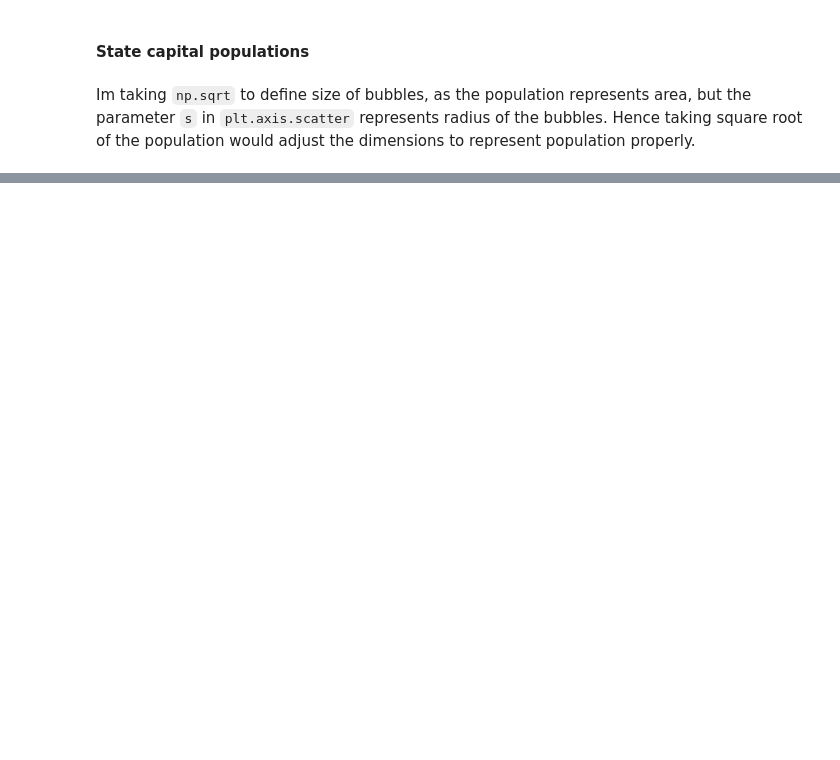
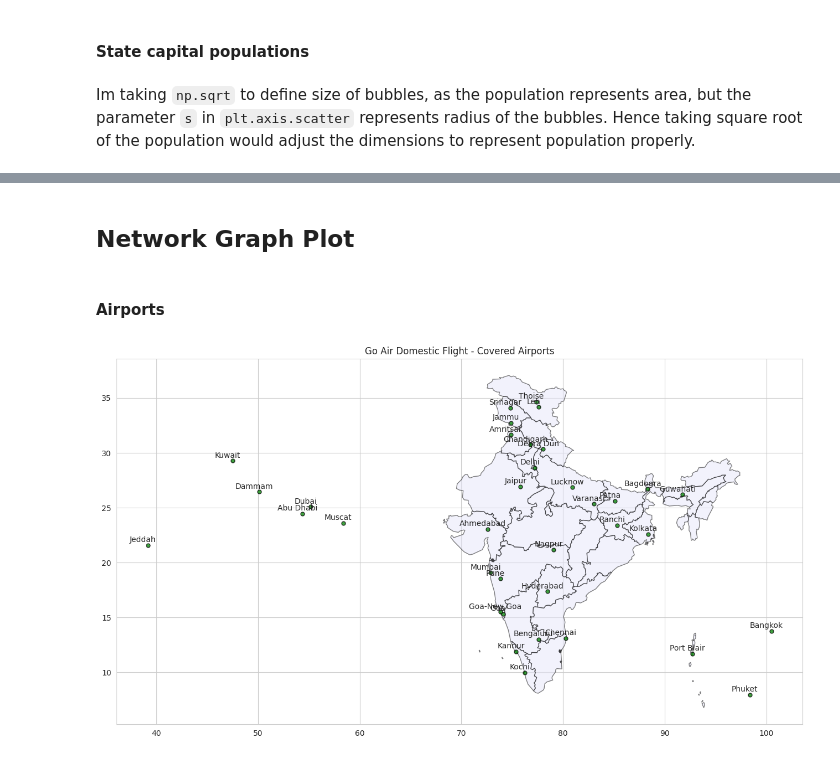
Before and after one commit to Soumik-Roy/Data-Visualizations-Lab-3, a Jupyter notebook: B20AI042_Lab_Assignment_3.ipynb, the cells around one changed output, grey strips where cells are left out. Saved outputs shown, nothing was run; the diff lists cells and outputs as text; code cells hidden in the pictures; blank space fills up the shorter version.

```diff
--- a/B20AI042_Lab_Assignment_3.ipynb
+++ b/B20AI042_Lab_Assignment_3.ipynb
@@ -245,0 +249,11 @@ plt.show()
+# %%
+flight_sch['working_days'] = 0
+for i in range(flight_sch.shape[0]):
+    days_of_op = flight_sch.iloc[i, 2]
+    wd = 0
+    if(days_of_op.lower()=="daily"):
+        wd = 7
+    else:
+        wd = len(days_of_op.split(','))
+    flight_sch.iloc[i, 3] = wd
+flight_sch.drop(['Days Of Operations'], axis = 1, inplace=True)
@@ -245,0 +269,4 @@ plt.show()
+# %%
+airport_cities = list(flight_sch['Origin'].value_counts().keys())
+airport_cities.sort()
+len(airport_cities)
@@ -245,0 +275,5 @@ plt.show()
+# %%
+def getLatLng(city_name):
+    location = geolocator.geocode(city_name, timeout=100)
+    print(city_name, location.latitude, location.longitude)
+    return (location.latitude, location.longitude)
@@ -245,0 +285,5 @@ plt.show()
+# %%
+# Create a dictionary of nodes and their coordinates
+nodes = {}
+for city in airport_cities:
+    nodes[city] = getLatLng(city)
@@ -245,0 +308,17 @@ plt.show()
+# %% [markdown]
+## Network Graph Plot
+# %% [markdown]
+#### Airports
+# %%
+fig, ax = plt.subplots(figsize=(16,16))
+india_data.plot(ax=ax, alpha=0.5, edgecolor='black', color='lavender')
+
+for node, pos in nodes.items():
+    plt.plot(pos[1], pos[0], 'o', markersize=5, markerfacecolor='green', markeredgecolor='black', alpha=0.75)
+    plt.text(pos[1]-0.5, pos[0]+0.5, node, fontsize=10, ha='center', va='center')
+
+ax.set_title('Go Air Domestic Flight - Covered Airports')
+
+plt.show()
+# %% [output]
+[figure, added]
```
Also changed, not shown: parts of 22 cells of this notebook.
